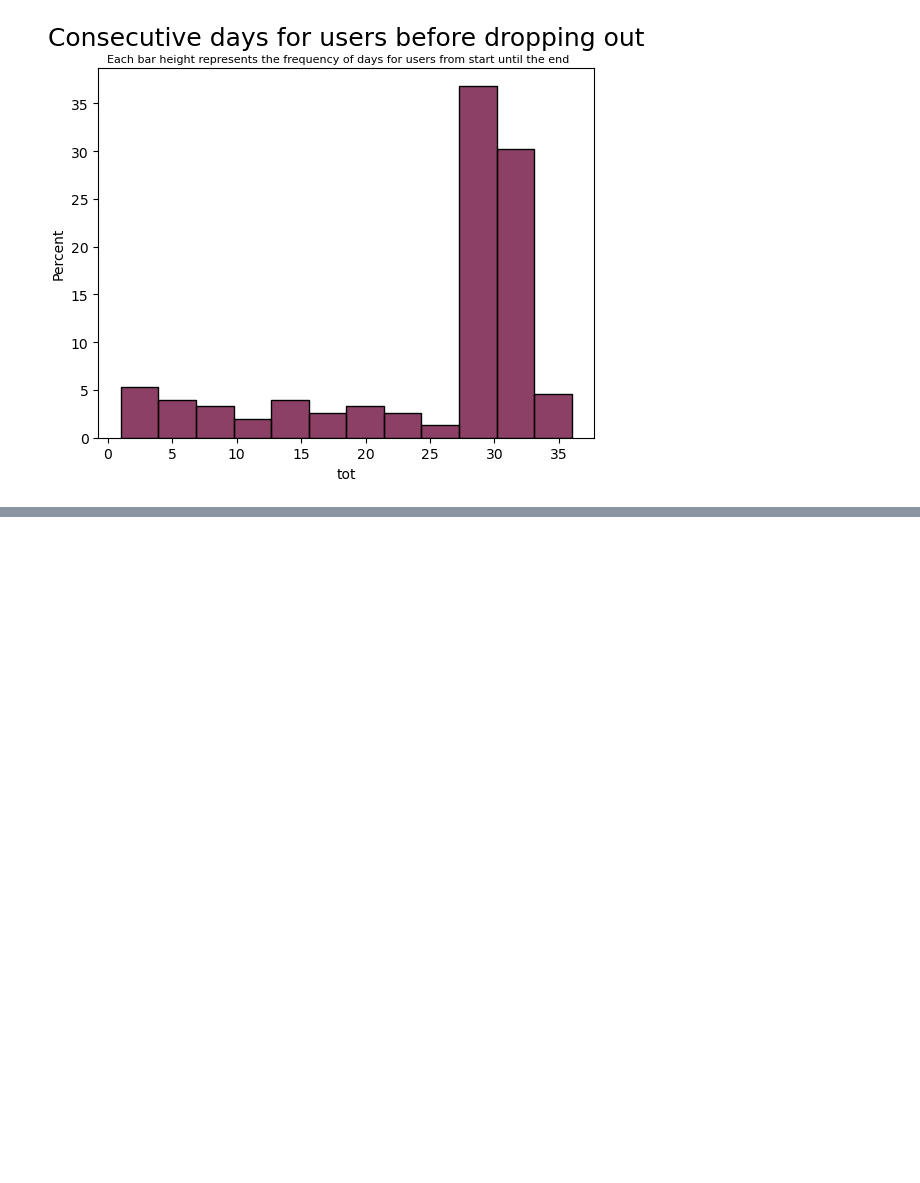
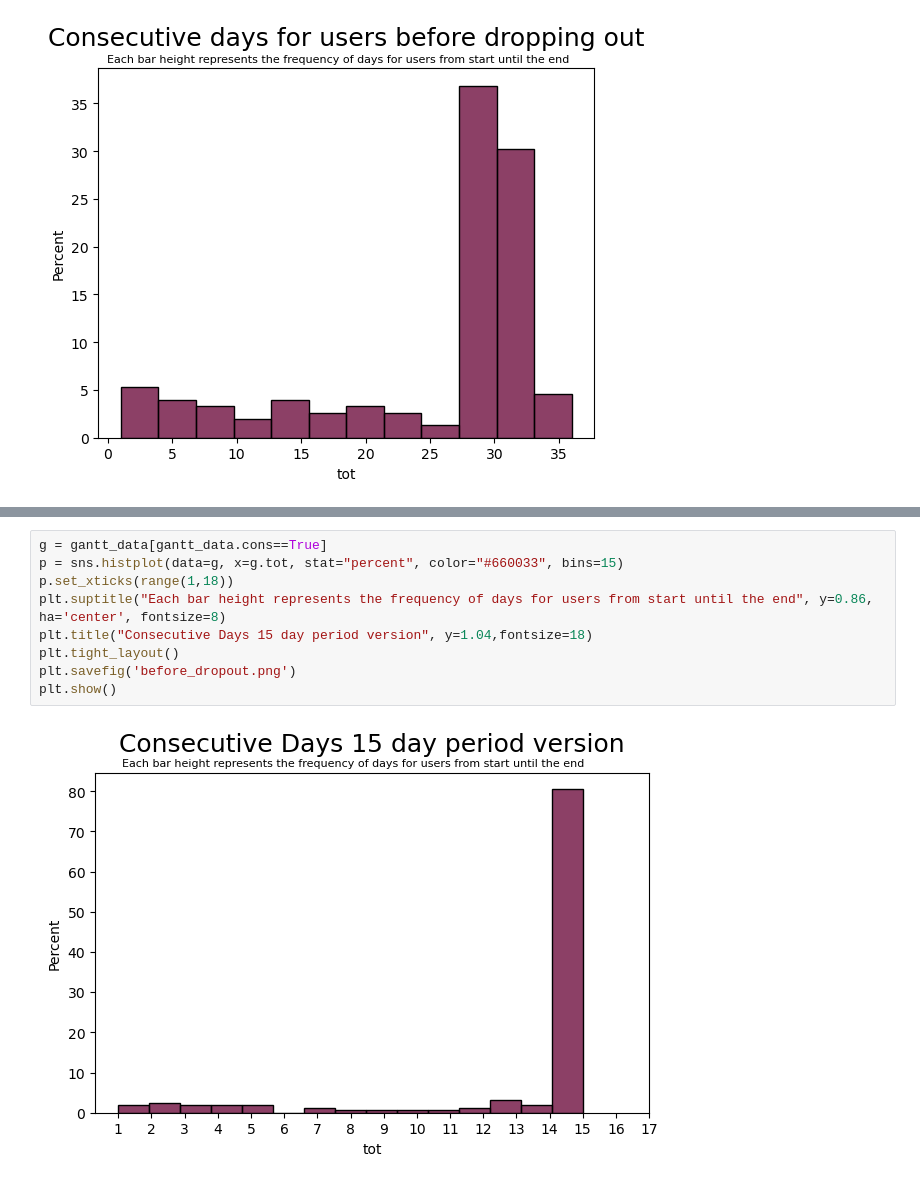
Before and after one commit to FluveFV/PhonePervasiveness, a Jupyter notebook: Data_preparation_and_cleaning.ipynb, the cells around one changed output, grey strips where cells are left out. Saved outputs shown, nothing was run; the diff lists cells and outputs as text; blank space fills up the shorter version.

```diff
--- a/Data_preparation_and_cleaning.ipynb
+++ b/Data_preparation_and_cleaning.ipynb
@@ -336,0 +287,11 @@ df['circaday'] = df[(df['circaday'] == )]
+# %%
+g = gantt_data[gantt_data.cons==True]
+p = sns.histplot(data=g, x=g.tot, stat="percent", color="#660033", bins=15)
+p.set_xticks(range(1,18))
+plt.suptitle("Each bar height represents the frequency of days for users from start until the end", y=0.86, ha='center', fontsize=8)
+plt.title("Consecutive Days 15 day period version", y=1.04,fontsize=18)
+plt.tight_layout()
+plt.savefig('before_dropout.png')
+plt.show()
+# %% [output]
+[figure, added]
```
Also changed, not shown: parts of 42 cells of this notebook.
